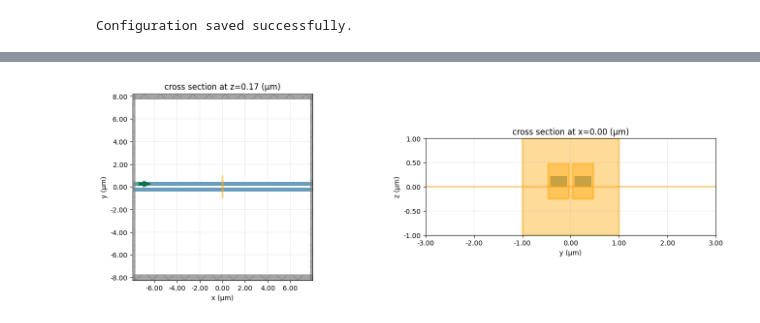
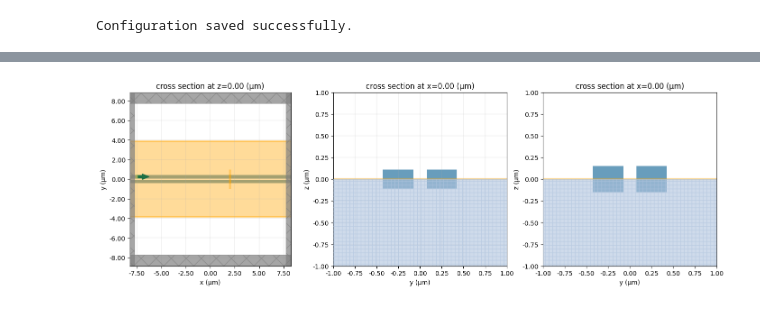
Before and after one commit to Juanes2001/GDS_py_TDY_venv, a Jupyter notebook: notebooks/HOM2_point2.ipynb, the cells around one changed output, grey strips where cells are left out. Cells and saved outputs as stored; diff of their text form; code cells hidden in the pictures.

```diff
--- a/notebooks/HOM2_point2.ipynb
+++ b/notebooks/HOM2_point2.ipynb
@@ -3,19 +3,25 @@ import numpy as np
 import matplotlib.pyplot as plt
 import tidy3d as td
 import tidy3d.web as web
+from dask.array import shape
+from dask.sizeof import sizeof
 
 # --- 1. Material Definitions ---
 # Using fixed indices for 1550nm for simplicity
 
 wavelength =  1.55                              # Central wavelength
-wv_points = 3                                   # number of wavelength wv_points
+wv_points = 50                   # number of wavelength wv_points
+pos_points = 15
 width = 0.35
 n_si = 3.475
 n_sio2 = 1.458
+gap_points = 5
 
 sweep_wavelength = np.linspace(1.5,1.6,wv_points)  # Sweep on wavelengths
 sweep_freq = td.C_0 / sweep_wavelength          # Sweep on Frequencies
 bandwidth = sweep_wavelength[-1]-sweep_wavelength[0]
+sweep_monitor_pos = np.linspace(-6,6,pos_points)
+sweep_gap = np.linspace(0.15,0.25,gap_points)
 
 mat_si = td.material_library["cSi"]["Li1993_293K"] # Material trace permitivity model for crystaline Silicon
 mat_sio2 = td.material_library["SiO2"]["Horiba"]   # Material trace permitivity model for crystaline Silica
@@ -214,36 +255,61 @@ install "ipywidgets" for Jupyter support
 # %%
-fig0, (ax1, ax2) = plt.subplots(1, 2, figsize=(17, 5))
+Cross, Through, Longitudinal, Both = [[],[]],[[],[]],[[],[]],[[],[]]
 
-sim.plot(z = width/ 2, lw=1, ax=ax1)
-sim.plot(x=0, lw=1, ax=ax2)
+for thick_idx in range(2):
+    for gap_idx in range(gap_points):
+        Cross[thick_idx].append(sim_data[thick_idx][gap_idx]["Cross"])
+        Through[thick_idx].append(sim_data[thick_idx][gap_idx]["Through"])
+        Longitudinal[thick_idx].append(sim_data[thick_idx][gap_idx]["Longitudinal"])
+        Both[thick_idx].append(sim_data[thick_idx][gap_idx]["Both"])
 
-ax2.set_xlim([-3, 3])
-_ = ax2.set_ylim([-1, 1])
+
+
+# A qcontinuacion vamos  a hacer los plots necesarios que pide la tarea,
+
+"""
+1. Muestra del Throuhgh Cross y Both , solo por mostrar para algunos casos de gap,(3) casos de gap los resultados para cada una de las estructuras 200 y 300  LISTO
+2. Vamos a mostrar la seccion longitudinal del slot, mostrando el fenomeno de interferencia funcionando LISTO
+3. Buscar como calcular El coupling ratio a partir del monitor Longitudinal. con esto sacar la curva de Coupling ratio Vs Length medido desde la posicion en la que se inserta la fuente
+
+"""
+
+#------- Primer reto ---------
+
+fig0, (ax1,ax2,ax3) = plt.subplots(1, 3, figsize=(17, 5))
+sim[0][0].plot(z = 0, lw=1, ax=ax1)
+sim[0][0].plot(x=0, lw=1, ax=ax2)
+sim[1][0].plot(x=0, lw=1, ax=ax3)
+ax2.set_xlim([-1, 1])
+ax2.set_ylim([-1, 1])
+
+ax3.set_xlim([-1, 1])
+ax3.set_ylim([-1, 1])
+
 
 ax1.grid(True,linewidth = 0.2)
 ax2.grid(True,linewidth = 0.2)
 plt.show()
 
 
 
-mode_index = 1
 
-# Extract field
-
-
-fig1,axes = plt.subplots(nrows=1, ncols=2,  figsize=(10,5))
-# data.Ey.real.isel(mode_index = mode_index).squeeze().plot(ax = axes,x = 'y', y = 'z', cmap= 'RdBu_r',vmin = -60,vmax = 60)
-Longitudinal_mon.Ey.abs.isel(f = 0).squeeze().plot(ax = axes[0],x = 'x', y = 'y', cmap= "Blues")
-Both_mon.Ey.abs.isel(f = 0).squeeze().plot(ax = axes[1],x = 'y', y = 'z', cmap= "Blues")
-
-plt.xlabel("y (μm)")
-plt.ylabel("z (μm)")
-plt.title(f"Mode {mode_index} |Ey|")
-plt.tight_layout()
-axes[0].grid(True,linewidth = 0.2)
-axes[1].grid(True,linewidth = 0.2)
-plt.show()
-
-print(Both_mon)
+#
+# # Extract field
+#
+#
+# fig1,axes = plt.subplots(nrows=1, ncols=2,  figsize=(10,5))
+# # data.Ey.real.isel(mode_index = mode_index).squeeze().plot(ax = axes,x = 'y', y = 'z', cmap= 'RdBu_r',vmin = -60,vmax = 60)
+# Longitudinal_mon.Ey.abs.isel(f = 0).squeeze().plot(ax = axes[0],x = 'x', y = 'y', cmap= "Blues")
+# Both_mon.Ey.abs.isel(f = 0).squeeze().plot(ax = axes[1],x = 'y', y = 'z', cmap= "Blues")
+#
+# plt.xlabel("y (μm)")
+# plt.ylabel("z (μm)")
+# plt.title(f"Mode {mode_index} |Ey|")
+# plt.tight_layout()
+# axes[0].grid(True,linewidth = 0.2)
+# axes[1].grid(True,linewidth = 0.2)
+# plt.show()
+#
+# print(Both_mon)
 # %% [output]
-[figure, old version]
+[figure, new version]
```
Also changed, not shown: parts of 9 cells of this notebook.
